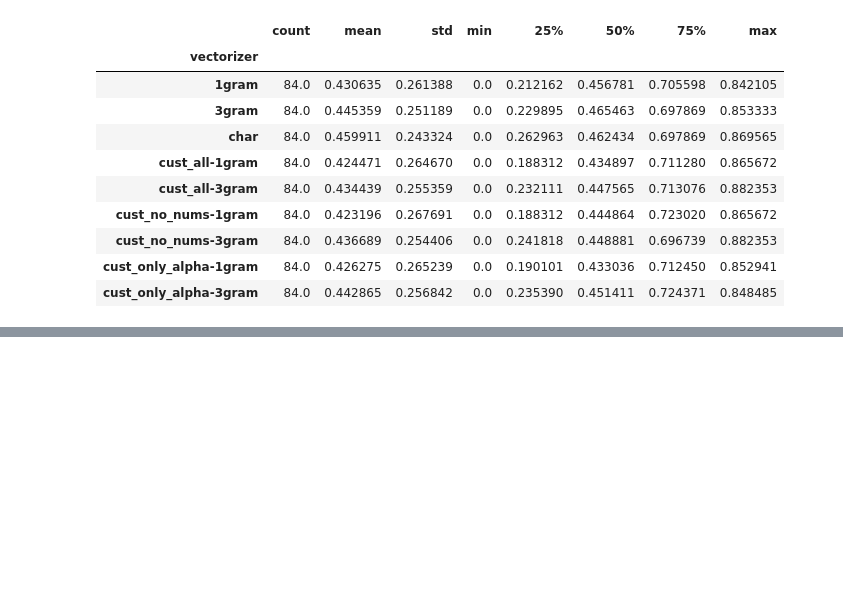
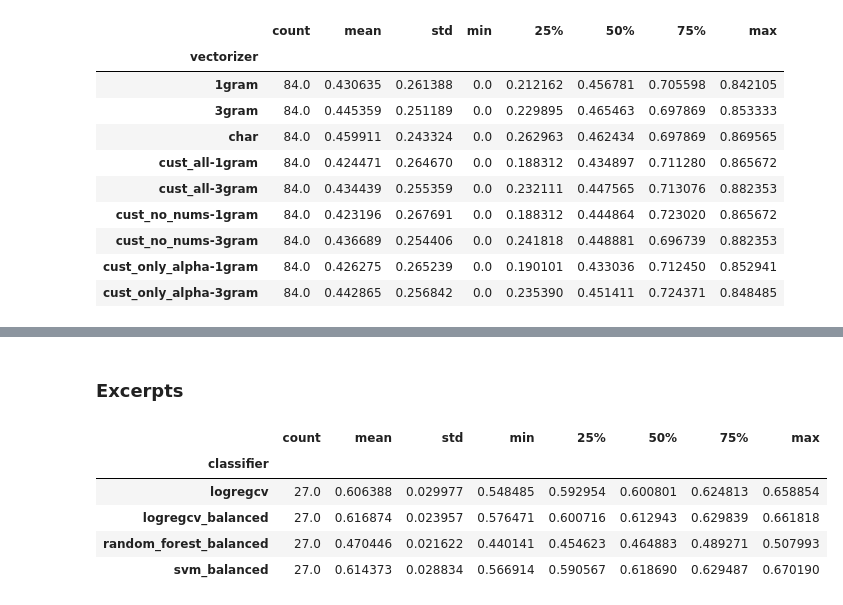
Before and after one commit to anjapago/AnalyzeAccountability, a Jupyter notebook: notebooks/Analysis by Event.ipynb, the cells around one changed output, grey strips where cells are left out. Cells and saved outputs as stored; diff of their text form; code cells hidden in the pictures; blank space fills up the shorter version.

```diff
--- a/notebooks/Analysis by Event.ipynb
+++ b/notebooks/Analysis by Event.ipynb
@@ -165,0 +196,11 @@ excerpt_results_df.groupby(['vectorizer']).fscore.describe()
+# %% [markdown]
+### Excerpts
+# %%
+full_data_excerpts.groupby(['classifier']).fscore.describe()
+# %% [output]
+|  | count | mean | std | min | 25% | 50% | 75% | max |
+| classifier |  |  |  |  |  |  |  |  |
+| logregcv | 27.0 | 0.606388 | 0.029977 | 0.548485 | 0.592954 | 0.600801 | 0.624813 | 0.658854 |
+| logregcv_balanced | 27.0 | 0.616874 | 0.023957 | 0.576471 | 0.600716 | 0.612943 | 0.629839 | 0.661818 |
+| random_forest_balanced | 27.0 | 0.470446 | 0.021622 | 0.440141 | 0.454623 | 0.464883 | 0.489271 | 0.507993 |
+| svm_balanced | 27.0 | 0.614373 | 0.028834 | 0.566914 | 0.590567 | 0.618690 | 0.629487 | 0.670190 |
```
Also changed, not shown: parts of 6 cells of this notebook.
